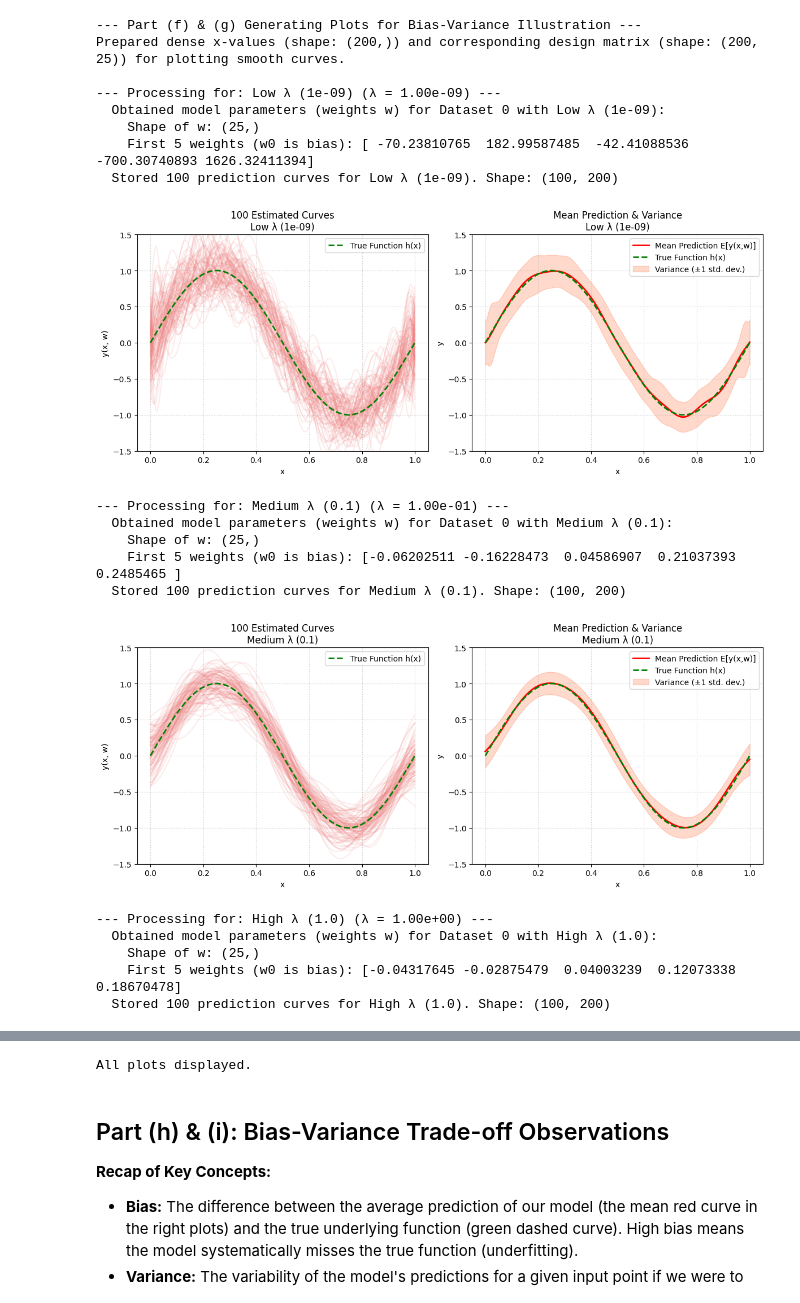
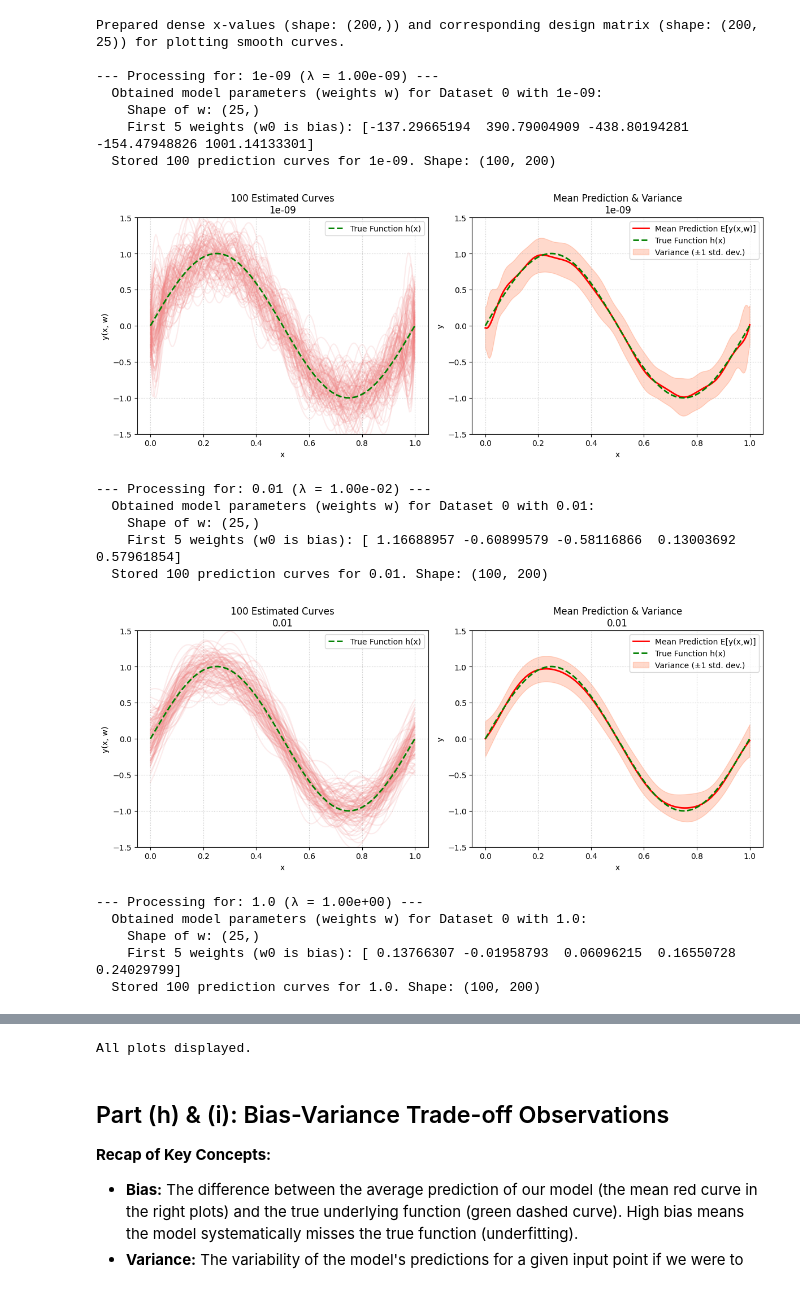
Before and after one commit to bhsh200/jpmc-case-study, a Jupyter notebook: Part5.ipynb, the cells around one changed output, grey strips where cells are left out. Cells and saved outputs as stored; diff of their text form; code cells hidden in the pictures.

```diff
--- a/Part5.ipynb
+++ b/Part5.ipynb
@@ -218,19 +54,0 @@ Functions for fitting and prediction are ready.
-# %%
-print("--- Part (e) Choosing Regularization Coefficients (λ) ---")
-
-lambda_values_chosen = [
-    1e-9,  # Very low lambda
-    1e-1,  # Medium lambda
-    1.0,  # High lambda
-]
-
-lambda_simple_names = [
-    f"Low λ ({lambda_values_chosen[0]:.0e})",
-    f"Medium λ ({lambda_values_chosen[1]:.1f})",
-    f"High λ ({lambda_values_chosen[2]:.1f})",
-]
-
-print(f"Chosen Regularization Coefficients (lambda values):")
-for i, val in enumerate(lambda_values_chosen):
-    print(f"  {lambda_simple_names[i]}: {val}")
-print("These lambda values will be used for fitting the model.\n")
@@ -243,0 +107,6 @@ These lambda values will be used for fitting the model.
+# %%
+lambda_values = [
+    1e-9,  # Very low lambda
+    1e-2,  # Medium lambda
+    1.0,  # High lambda
+]
@@ -244,16 +120,18 @@ These lambda values will be used for fitting the model.
 # %%
-print("--- Part (f) & (g) Generating Plots for Bias-Variance Illustration ---")
+#################################################
+# Generating Plots for Bias-Variance Illustration
+#################################################
 
 x_plot_dense = np.linspace(0, 1, 200)
-phi_plot_dense = create_design_matrix(x_plot_dense, mus_gaussian, s_gaussian)
+phi_plot_dense = get_phi(x_plot_dense, centers, s_gaussian)
 print(
     f"Prepared dense x-values (shape: {x_plot_dense.shape}) and corresponding design matrix (shape: {phi_plot_dense.shape}) for plotting smooth curves."
 )
 
 all_predictions_by_lambda = {}
 
-for i, lambda_reg_val in enumerate(lambda_values_chosen):
-    current_lambda_name = lambda_simple_names[i]
+for i, lambda_reg_val in enumerate(lambda_values):
+    current_lambda_name = lambda_values[i]
     print(f"\n--- Processing for: {current_lambda_name} (λ = {lambda_reg_val:.2e}) ---")
 
     predictions_for_current_lambda_list = []
@@ -268,8 +146,8 @@ for i, lambda_reg_val in enumerate(lambda_values_chosen):
         x_train_dataset = datasets_x[l_idx]
         t_train_dataset = datasets_t[l_idx]
 
-        phi_train_dataset = create_design_matrix(
-            x_train_dataset, mus_gaussian, s_gaussian
+        phi_train_dataset = get_phi(
+            x_train_dataset,centers, s_gaussian
         )
         w_estimated = fit_regularized_least_squares(
             phi_train_dataset, t_train_dataset, lambda_reg_val
@@ -298,7 +176,7 @@ for i, lambda_reg_val in enumerate(lambda_values_chosen):
 
     plt.plot(
         x_plot_dense,
-        true_function(x_plot_dense),
+        t(x_plot_dense),
         color="green",
         linestyle="--",
         linewidth=2,
@@ -326,50 +204,49 @@ for i, lambda_reg_val in enumerate(lambda_values_chosen):
     )
     plt.plot(
         x_plot_dense,
-        true_function(x_plot_dense),
+        t(x_plot_dense),
         color="green",
         linestyle="--",
         linewidth=2,
         label="True Function h(x)",
     )
     plt.fill_between(
         x_plot_dense,
         mean_prediction_curve - std_dev_prediction_curves,
         mean_prediction_curve + std_dev_prediction_curves,
         color="orangered",
         alpha=0.2,
         label="Variance (±1 std. dev.)",
     )
 
     plt.title(f"Mean Prediction & Variance\n{current_lambda_name}")
     plt.xlabel("x")
     plt.ylabel("y")
     plt.ylim(-1.5, 1.5)
     plt.legend(loc="upper right")
     plt.grid(True, linestyle=":", alpha=0.7)
 
     plt.tight_layout()
     plt.show()
 
 print("\nAll plots displayed.\n")
 # %% [output]
---- Part (f) & (g) Generating Plots for Bias-Variance Illustration ---
 Prepared dense x-values (shape: (200,)) and corresponding design matrix (shape: (200, 25)) for plotting smooth curves.
 
---- Processing for: Low λ (1e-09) (λ = 1.00e-09) ---
-  Obtained model parameters (weights w) for Dataset 0 with Low λ (1e-09):
+--- Processing for: 1e-09 (λ = 1.00e-09) ---
+  Obtained model parameters (weights w) for Dataset 0 with 1e-09:
     Shape of w: (25,)
-    First 5 weights (w0 is bias): [ -70.23810765  182.99587485  -42.41088536 -700.30740893 1626.32411394]
-  Stored 100 prediction curves for Low λ (1e-09). Shape: (100, 200)
+    First 5 weights (w0 is bias): [-137.29665194  390.79004909 -438.80194281 -154.47948826 1001.14133301]
+  Stored 100 prediction curves for 1e-09. Shape: (100, 200)
-[figure, old version]
+[figure, new version]
---- Processing for: Medium λ (0.1) (λ = 1.00e-01) ---
-  Obtained model parameters (weights w) for Dataset 0 with Medium λ (0.1):
+--- Processing for: 0.01 (λ = 1.00e-02) ---
+  Obtained model parameters (weights w) for Dataset 0 with 0.01:
     Shape of w: (25,)
-    First 5 weights (w0 is bias): [-0.06202511 -0.16228473  0.04586907  0.21037393  0.2485465 ]
-  Stored 100 prediction curves for Medium λ (0.1). Shape: (100, 200)
+    First 5 weights (w0 is bias): [ 1.16688957 -0.60899579 -0.58116866  0.13003692  0.57961854]
+  Stored 100 prediction curves for 0.01. Shape: (100, 200)
-[figure, old version]
+[figure, new version]
---- Processing for: High λ (1.0) (λ = 1.00e+00) ---
-  Obtained model parameters (weights w) for Dataset 0 with High λ (1.0):
+--- Processing for: 1.0 (λ = 1.00e+00) ---
+  Obtained model parameters (weights w) for Dataset 0 with 1.0:
     Shape of w: (25,)
-    First 5 weights (w0 is bias): [-0.04317645 -0.02875479  0.04003239  0.12073338  0.18670478]
-  Stored 100 prediction curves for High λ (1.0). Shape: (100, 200)
+    First 5 weights (w0 is bias): [ 0.13766307 -0.01958793  0.06096215  0.16550728  0.24029799]
+  Stored 100 prediction curves for 1.0. Shape: (100, 200)
```
Also changed, not shown: parts of 10 cells of this notebook.
